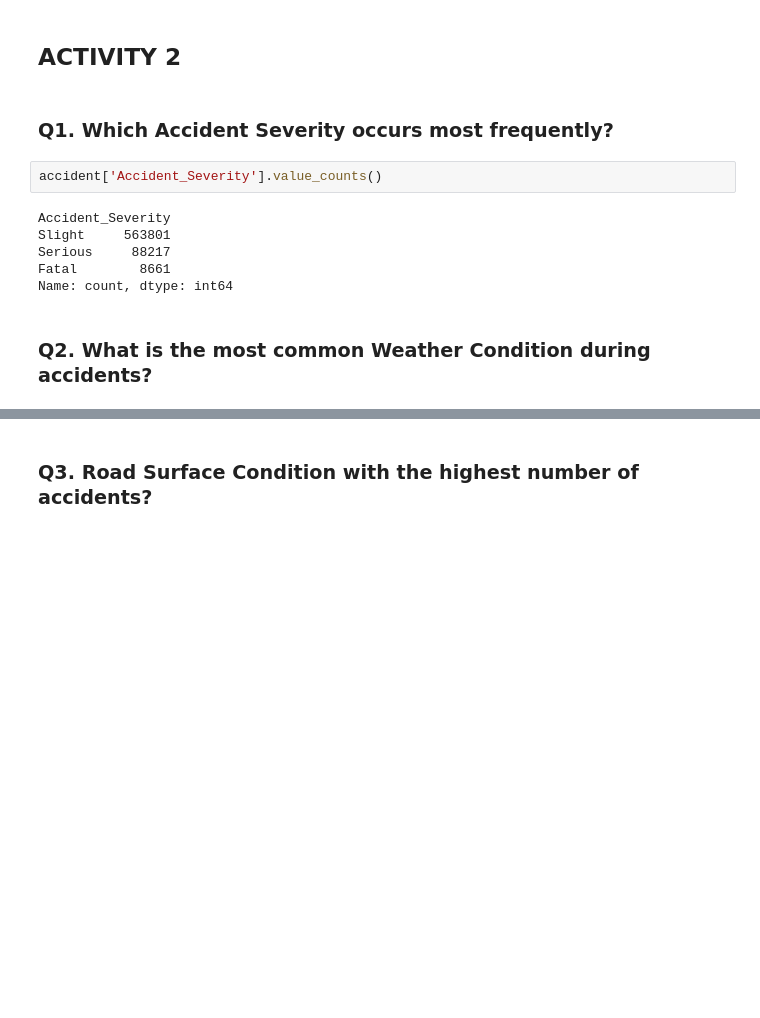
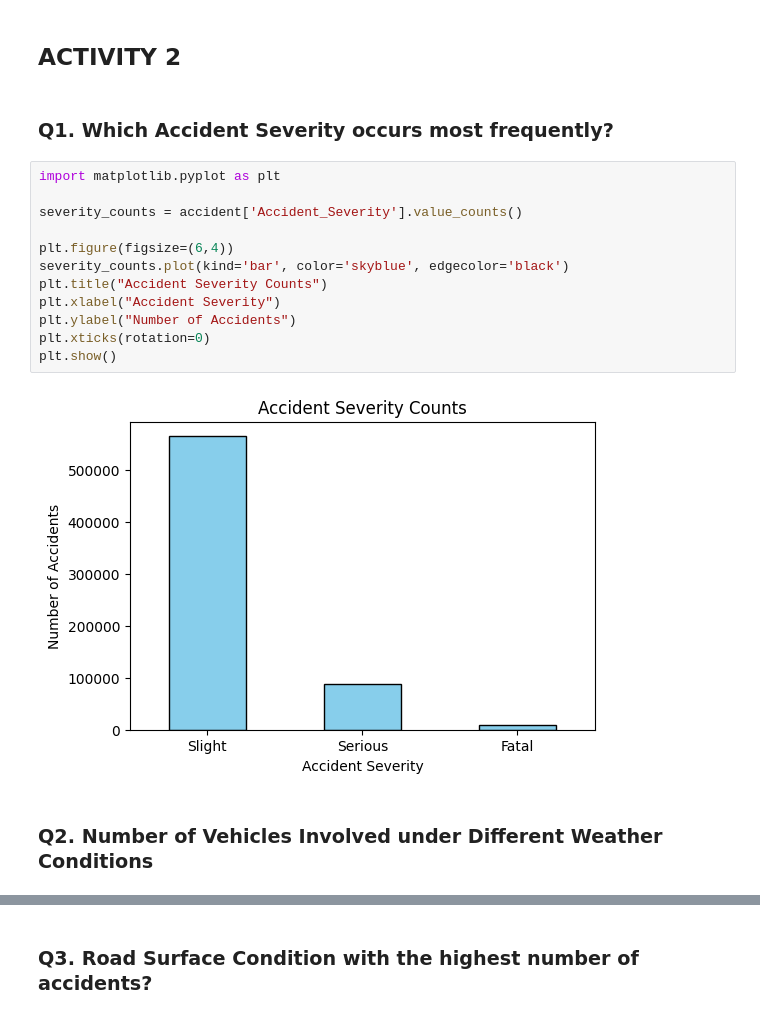
Before and after one commit to CheloMacatangay/ACT2, a Jupyter notebook: Activity2.ipynb, the cells around one changed output, grey strips where cells are left out. Cells and saved outputs as stored; diff of their text form; blank space fills up the shorter version.

```diff
--- a/Activity2.ipynb
+++ b/Activity2.ipynb
@@ -144,16 +144,22 @@ Darkness - lights unlit           694
 Name: count, dtype: int64
 # %% [markdown]
 <h2>ACTIVITY 2</h2>
-# %% [markdown]
-<H3>Q1. Which Accident Severity occurs most frequently?</H3>
-# %%
-accident['Accident_Severity'].value_counts()
-# %% [output]
-Accident_Severity
-Slight     563801
-Serious     88217
-Fatal        8661
-Name: count, dtype: int64
+# %% [markdown]
+<H3>Q1. Which Accident Severity occurs most frequently?</H3>
+# %%
+import matplotlib.pyplot as plt
+
+severity_counts = accident['Accident_Severity'].value_counts()
+
+plt.figure(figsize=(6,4))
+severity_counts.plot(kind='bar', color='skyblue', edgecolor='black')
+plt.title("Accident Severity Counts")
+plt.xlabel("Accident Severity")
+plt.ylabel("Number of Accidents")
+plt.xticks(rotation=0)
+plt.show()
+# %% [output]
+[figure, added]
 # %% [markdown]
-<h3>Q2. What is the most common Weather Condition during accidents?</h3>
+<h3>Q2. Number of Vehicles Involved under Different Weather Conditions</h3>
 # %%
```
Also changed, not shown: parts of 31 cells of this notebook.
